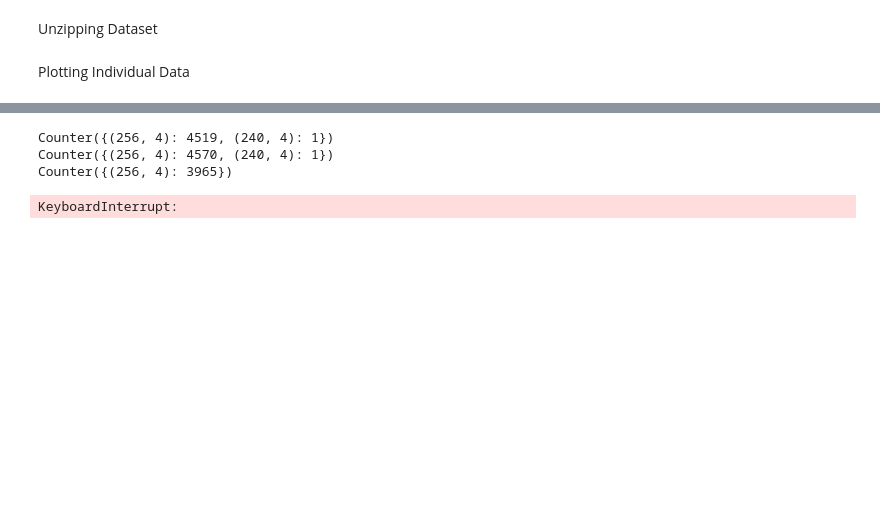
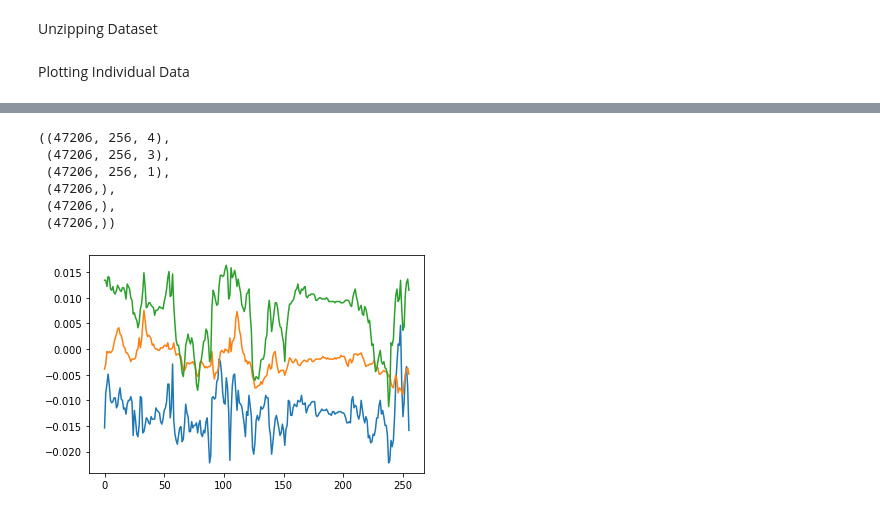
Before and after one commit to aungkonazim/ppg_quality_aware_hr, a Jupyter notebook: parse_data/main-dalia.ipynb, the cells around one changed output, grey strips where cells are left out. Drawn from its saved outputs; the diff is of its cells as text; code cells hidden in the pictures; blank space fills up the shorter version.

```diff
--- a/parse_data/main-dalia.ipynb
+++ b/parse_data/main-dalia.ipynb
@@ -213,19 +208,60 @@ activity_dict = {0:'No Label',
                 6:'Lunch',
                 7:'Walking',
                 8:'Working'}
-for i in range(len(filelists[:20])):
+activity_dict1 = {'No Label':-1,
+                'Sitting':0,
+                'Stairs':1,
+                'Soccer':2,
+                'Cycling':3,
+                'Driving':4,
+                'Lunch':-1,
+                'Walking':5,
+                'Working':-1}
+
+X_acl = []
+X_ppg = []
+y_hr = []
+y_participant = []
+y_activity = []
+
+from sklearn.preprocessing import MinMaxScaler
+
+for i in range(len(filelists)):
     data = pickle.load(open(filelists[i],'rb'))
-#     data['acc_window'] = data['acc_window'].apply(lambda a:a[:255])
-    data['shape'] = data['acc_window'].apply(lambda a:a.shape)
-    print(Counter(data['shape'].values))
+#     data['acc_window'] = data['acc_window'].apply(lambda a:a)
+    data['shape'] = data['data'].apply(lambda a:a.shape[0])
+    data = data[data['shape']==512]
+    data['ppg_window'] = data['data'].apply(lambda a:a.sort_values('time').reset_index(drop=True)['ppg'].values.reshape(512,1)[np.arange(0,512,2),:])
+    data['shape'] = data['ppg_window'].apply(lambda a:a.shape[0])
+    data = data[data['shape']==256]
+    data['shape'] = data['acc_window'].apply(lambda a:a.shape[0])
+    data = data[data['shape']==256]
+    data['ppg_window'] = data['ppg_window'].apply(lambda a:MinMaxScaler().fit_transform(a.reshape(256,1)))
+    data['ppg_window'] = data['ppg_window'].apply(lambda a:a.reshape(1,256,1))
+    data['acc_window'] = data['acc_window'].apply(lambda a:a.reshape(1,256,4))
+#     print(Counter(data['shape'].values))
     data['activity'] = data['activity'].apply(lambda a:mode(list(a))[0][0])
     data['activity_label'] = data['activity'].apply(lambda a:activity_dict[a])
+#     data['activity'] = data['activity_label'].apply(lambda a:activity_dict1[a])
     data = data[data.activity>0]
-    data_col.append(data)
-data = pd.concat(data_col)
-print(Counter(data['activity'].values))
+    X_acl.extend(list(data['acc_window'].values))
+    X_ppg.extend(list(data['ppg_window'].values))
+    y_hr.extend(list(data['hr'].values))
+    y_participant.extend([i]*data.shape[0])
+    y_activity.extend(list(data['activity_label'].values))
-# %% [output]
-Counter({(256, 4): 4519, (240, 4): 1})
-Counter({(256, 4): 4570, (240, 4): 1})
-Counter({(256, 4): 3965})
-KeyboardInterrupt:
+# %%
+X_acl = np.concatenate(X_acl)[:,:,1:]
+X_ppg = np.concatenate(X_ppg)
+y_hr = np.array(y_hr)
+y_participant = np.array(y_participant)
+y_activity = np.array(y_activity)
+X = np.concatenate([X_ppg,X_acl],axis=2)
+# %%
+X.shape,X_acl.shape,X_ppg.shape,y_hr.shape,y_participant.shape,y_activity.shape
+# %% [output]
+((47206, 256, 4),
+ (47206, 256, 3),
+ (47206, 256, 1),
+ (47206,),
+ (47206,),
+ (47206,))
@@ -232,3 +270,9 @@ KeyboardInterrupt:
+# %%
+plt.figure()
+plt.plot(X[0][:,1:])
+plt.show()
+# %% [output]
+[figure, added]
 # %%
 plt.figure(figsize=(18,8))
 sns.swarmplot(x='activity_label',y='hr',data=data)
```
Also changed, not shown: parts of 5 cells of this notebook, 2 other files.
